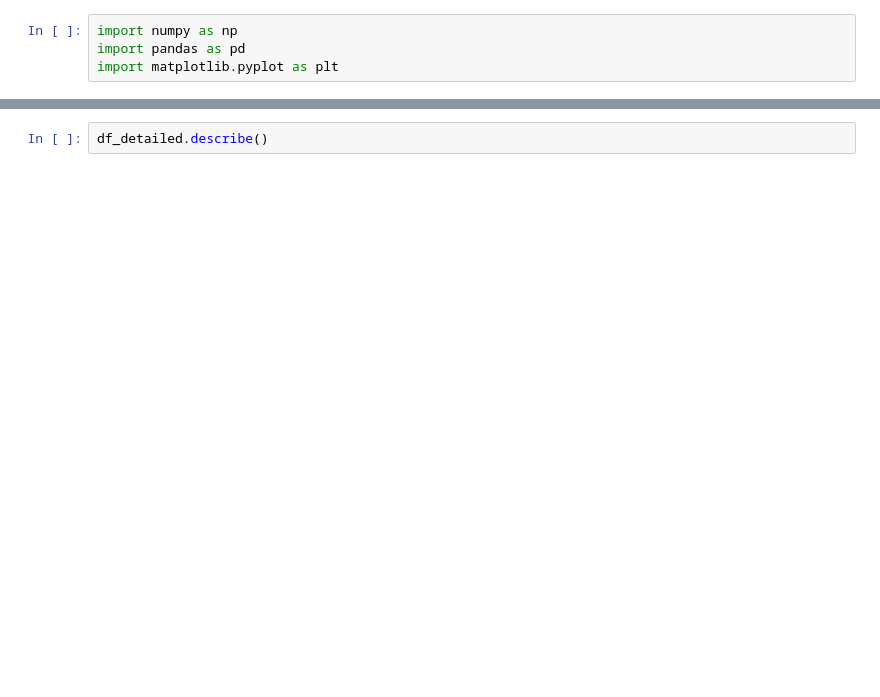
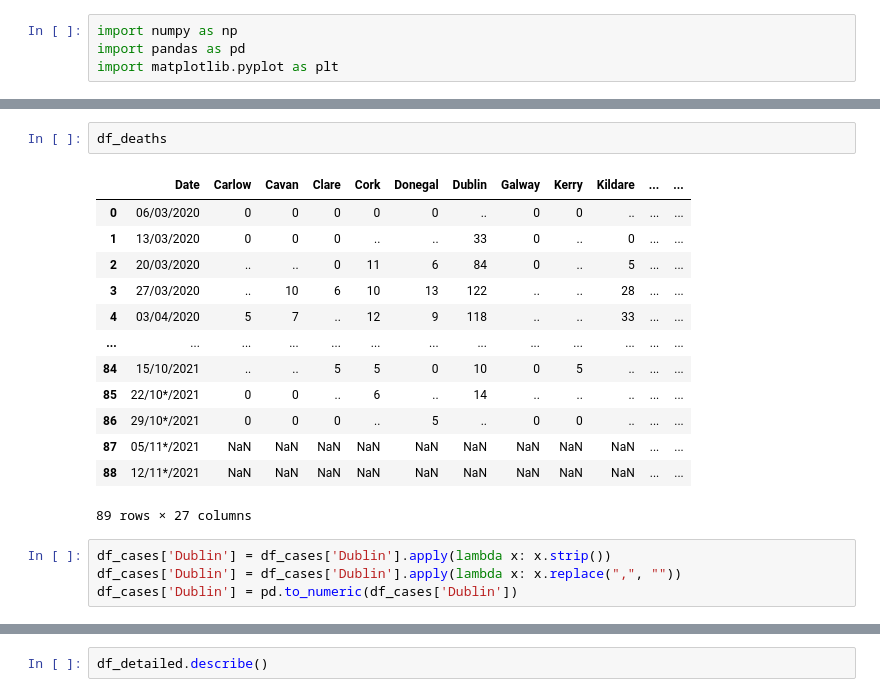
Before and after one commit to pratush07/Covid-Outbreak, a Jupyter notebook: CovidAnalysis.ipynb, the cells around one changed output, grey strips where cells are left out. Cells and saved outputs as stored; diff of their text form; blank space fills up the shorter version.

```diff
--- a/CovidAnalysis.ipynb
+++ b/CovidAnalysis.ipynb
@@ -24,3 +24,23 @@ df_county
+# %%
+df_deaths
+# %% [output]
+|  | Date | Carlow | Cavan | Clare | Cork | Donegal | Dublin | Galway | Kerry | Kildare | ... | ... |
+| 0 | 06/03/2020 | 0 | 0 | 0 | 0 | 0 | .. | 0 | 0 | .. | ... | ... |
+| 1 | 13/03/2020 | 0 | 0 | 0 | .. | .. | 33 | 0 | .. | 0 | ... | ... |
+| 2 | 20/03/2020 | .. | .. | 0 | 11 | 6 | 84 | 0 | .. | 5 | ... | ... |
+| 3 | 27/03/2020 | .. | 10 | 6 | 10 | 13 | 122 | .. | .. | 28 | ... | ... |
+| 4 | 03/04/2020 | 5 | 7 | .. | 12 | 9 | 118 | .. | .. | 33 | ... | ... |
+| ... | ... | ... | ... | ... | ... | ... | ... | ... | ... | ... | ... | ... |
+| 84 | 15/10/2021 | .. | .. | 5 | 5 | 0 | 10 | 0 | 5 | .. | ... | ... |
+| 85 | 22/10*/2021 | 0 | 0 | .. | 6 | .. | 14 | .. | .. | .. | ... | ... |
+| 86 | 29/10*/2021 | 0 | 0 | 0 | .. | 5 | .. | 0 | 0 | .. | ... | ... |
+| 87 | 05/11*/2021 | NaN | NaN | NaN | NaN | NaN | NaN | NaN | NaN | NaN | ... | ... |
+| 88 | 12/11*/2021 | NaN | NaN | NaN | NaN | NaN | NaN | NaN | NaN | NaN | ... | ... |
+89 rows × 27 columns
+# %%
+df_cases['Dublin'] = df_cases['Dublin'].apply(lambda x: x.strip())
+df_cases['Dublin'] = df_cases['Dublin'].apply(lambda x: x.replace(",", ""))
+df_cases['Dublin'] = pd.to_numeric(df_cases['Dublin'])
 # %%
 # showing covid cases cases
 figure = plt.gcf()
```
Also changed, not shown: parts of 3 cells of this notebook, 2 other files.
